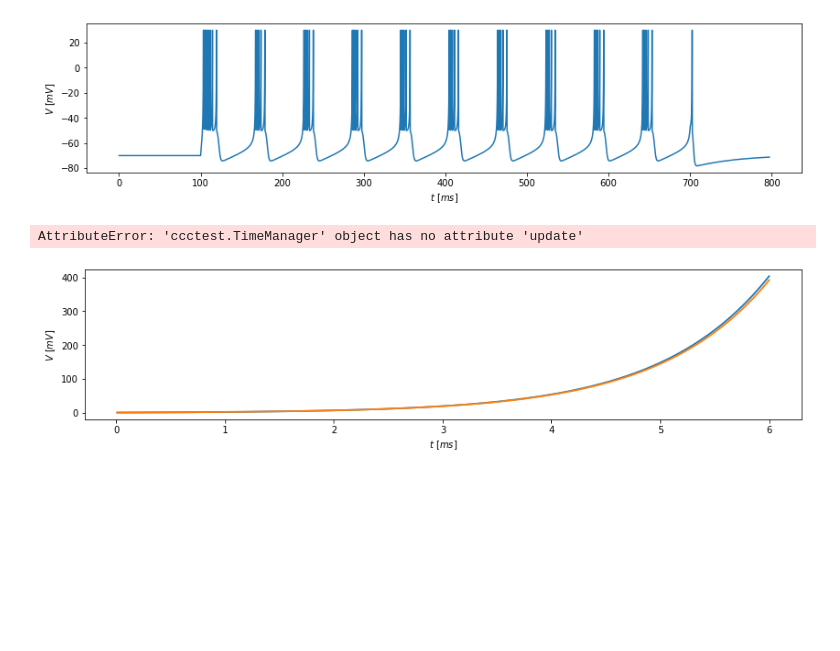
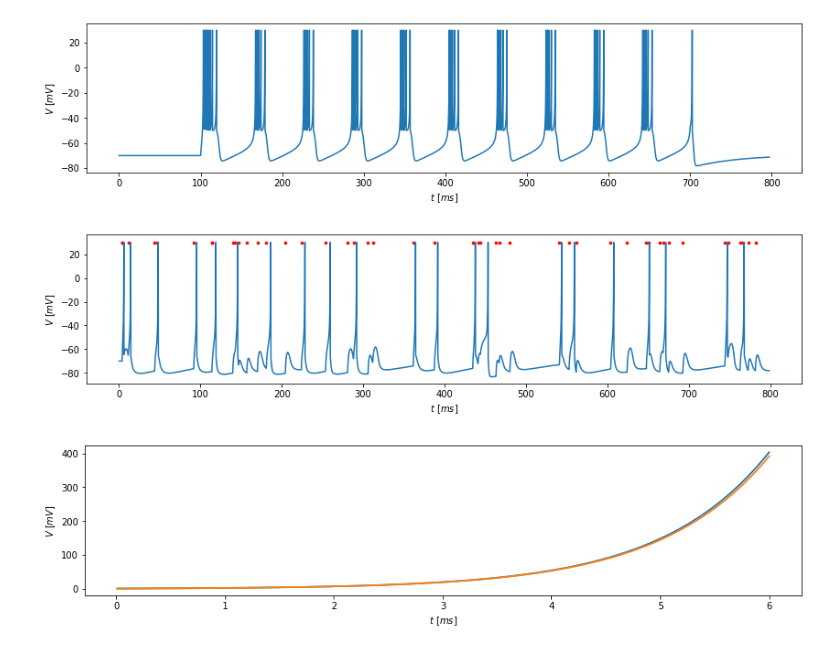
Before and after one commit to monlie/pyBrain, a Jupyter notebook: Untitled.ipynb, the cells around one changed output. Saved outputs shown, nothing was run; the diff lists cells and outputs as text; code cells hidden in the pictures; blank space fills up the shorter version.

```diff
--- a/Untitled.ipynb
+++ b/Untitled.ipynb
@@ -56,19 +54,19 @@ plt.show()
 # %%
 test_neuron = neuron.NeuronFactory("RS")
 test_syn = synapse.ChemicalSynapse(None, 0.3, 0.4)
-test_syn.delay = 30
+test_syn.delay = 0
 test_neuron.presynapses.append(test_syn)
 osi = oscilloscope.VoltageOscilloscope(test_neuron)
 osi2 = oscilloscope.SpikingOscilloscope(test_syn)
 
 itr = integrator.Integrator(test_neuron, 0.1)
 itr.integrate(8000, callback=possion_spiking)
 fig = plt.figure(figsize=(14, 3))
 osi.display(fig, lw=1.5)
 osi2.display(fig, s=7, color="red")
 plt.show()
 # %% [output]
-AttributeError: 'ccctest.TimeManager' object has no attribute 'update'
+[figure, added]
 # %%
 %matplotlib inline
 test_neuron = neuron._TestNeuron(np.array([1, 0], dtype=np.float64))
```
Also changed, not shown: parts of 1 cell of this notebook, 11 other files.
